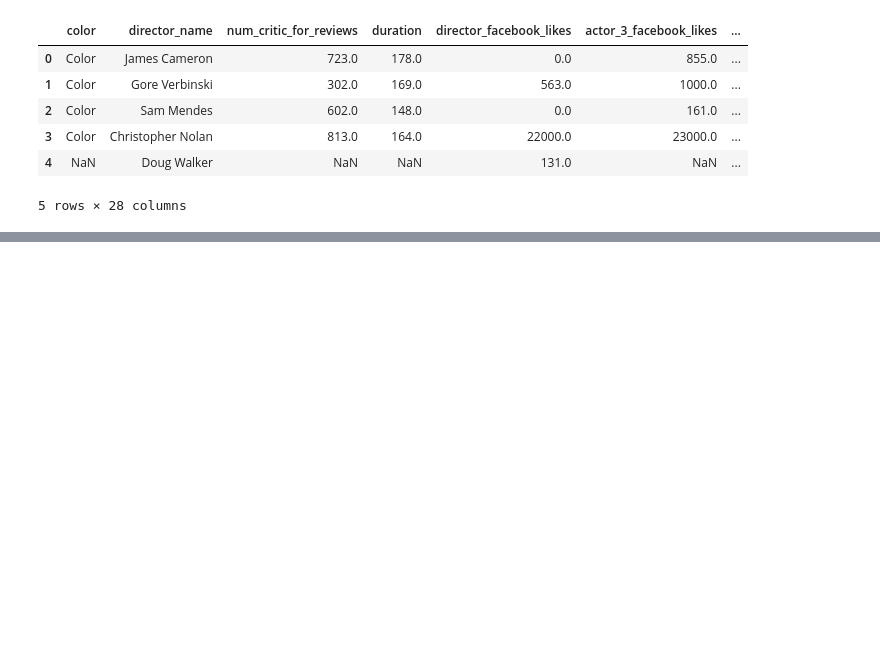
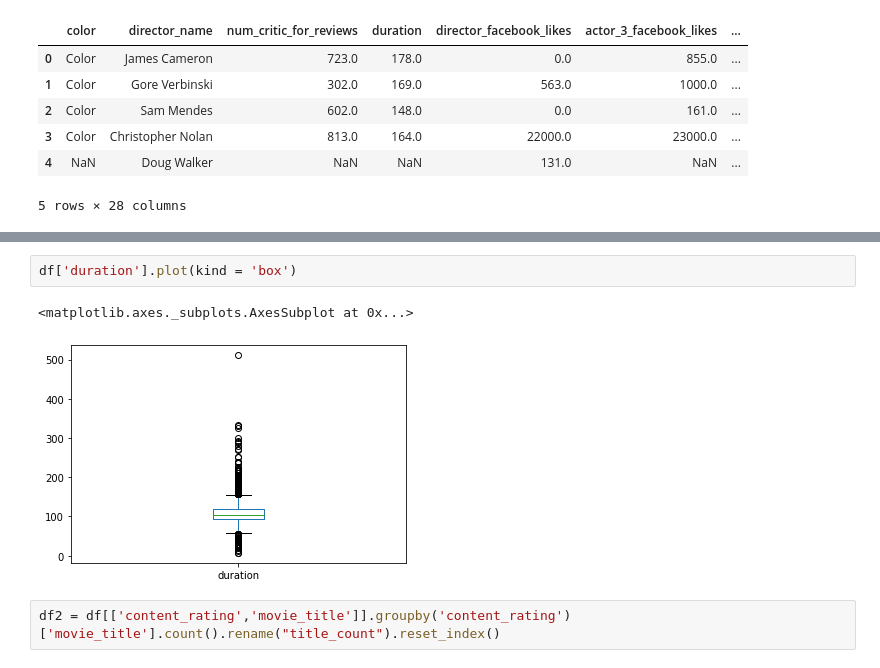
Before and after one commit to RangaHarsha/7963_01_exercises, a Jupyter notebook: 7963_01_Outputs.ipynb, the cells around one changed output, grey strips where cells are left out. Saved outputs shown, nothing was run; the diff lists cells and outputs as text; blank space fills up the shorter version.

```diff
--- a/7963_01_Outputs.ipynb
+++ b/7963_01_Outputs.ipynb
@@ -987,0 +1141,7 @@ df.head()
+# %%
+df['duration'].plot(kind = 'box')
+# %% [output]
+<matplotlib.axes._subplots.AxesSubplot at 0x...>
+[figure, added]
+# %%
+df2 = df[['content_rating','movie_title']].groupby('content_rating')['movie_title'].count().rename("title_count").reset_index()
```
Also changed, not shown: parts of 89 cells of this notebook.
